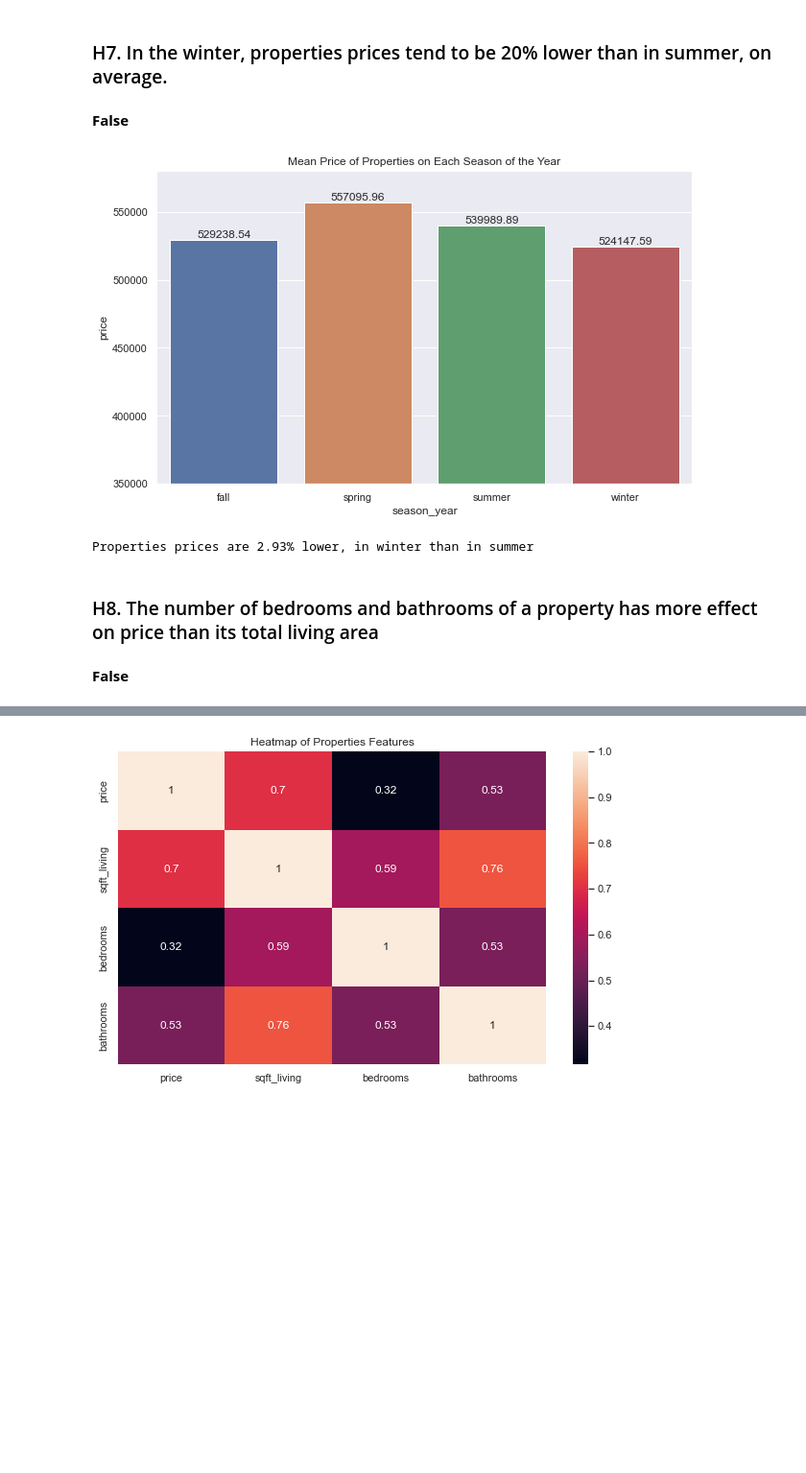
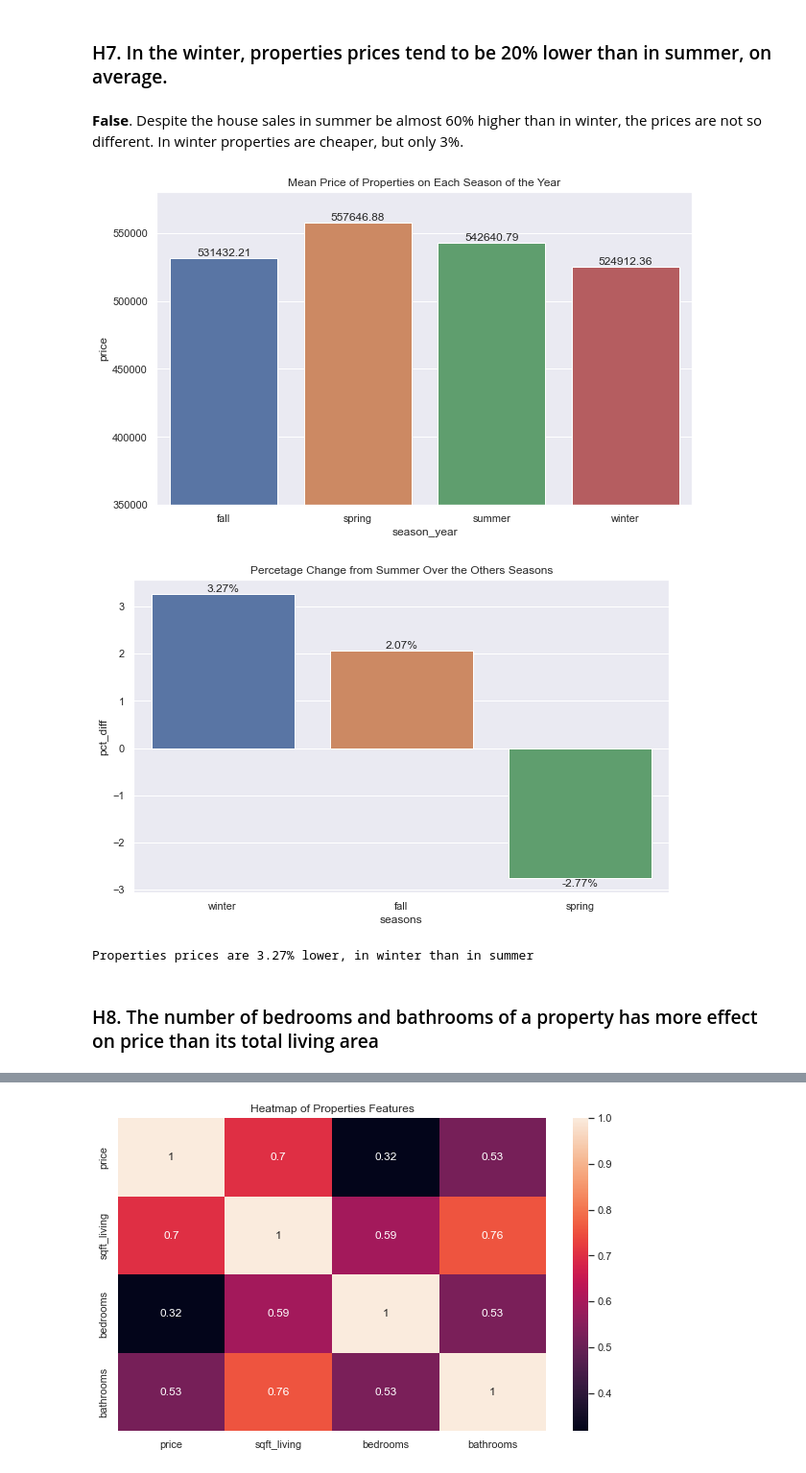
Before and after one commit to diegodinizf/House-Rocket, a Jupyter notebook: House-Rocket-Analysis_.ipynb, the cells around one changed output, grey strips where cells are left out. Shown: that part at 96% size. Saved outputs shown, nothing was run; the diff lists cells and outputs as text; code cells hidden in the pictures; blank space fills up the shorter version.

Commit message:
added some graphs to the results topic

```diff
--- a/House-Rocket-Analysis_.ipynb
+++ b/House-Rocket-Analysis_.ipynb
@@ -173 +175,4 @@ df1[['id','sqft_living','sqft_basement','sqft_above']].iloc[[10,17]]
+# %%
+df1 = df1.sort_values('date', ascending=False)
+df1 = df1.drop_duplicates('id')
 # %% [markdown]
@@ -497,27 +502,41 @@ Properties sell 60.4% more, in summer than in winter
 # %% [markdown]
 ### H7. In the winter, properties prices tend to be 20% lower than in summer, on average.
-# %% [markdown]
-**False**
+# %% [markdown]
+**False**. Despite the house sales in summer be almost 60% higher than in winter, the prices are not so different. In winter properties are cheaper, but only 3%.
 # %%
 # creating a mean measure in a dataframe
 aux = df2[['price','season_year']].groupby('season_year').mean().reset_index()
 
 # plotting the barplot
 plt.figure(figsize=(10,6))
 fig = sns.barplot(x= aux['season_year'], y= aux['price'], ci=None);
 fig.bar_label(container = fig.containers[0],fmt="%.2f")
 fig.set(title='Mean Price of Properties on Each Season of the Year')
 fig.set_ylim([350000,580000])
 plt.show()
 
 # creating the percentage measure
 measure = (1-(aux.loc[3,'price'])/(aux.loc[2,'price']))*100
 
+# graphs of percentages comparing to summer
+pct_fall = (1-(aux.loc[0,'price'])/(aux.loc[2,'price']))*100
+pct_spring = (1-(aux.loc[1,'price'])/(aux.loc[2,'price']))*100
+pct_winter = measure
+
+pct_tb = pd.DataFrame({'seasons':['winter','fall','spring'],'pct_diff': [pct_winter, pct_fall, pct_spring]})
+
+# plotting the barplot of the percentages differences
+plt.figure(figsize=(10,6))
+fig = sns.barplot(x= pct_tb['seasons'], y= pct_tb['pct_diff'], ci=None);
+fig.bar_label(container = fig.containers[0],fmt="%.2f%%")
+fig.set(title='Percetage Change from Summer Over the Others Seasons')
+plt.show()
+
+
 print('Properties prices are {}% lower, in winter than in summer'.format(round(measure,2)))
 # %% [output]
-[figure, old version]
+[figure, new version]
+[figure, added]
-Properties prices are 2.93% lower, in winter than in summer
+Properties prices are 3.27% lower, in winter than in summer
 # %% [markdown]
 ### H8. The number of bedrooms and bathrooms of a property has more effect on price than its total living area
-# %% [markdown]
-**False**
```
Also changed, not shown: parts of 55 cells of this notebook.
